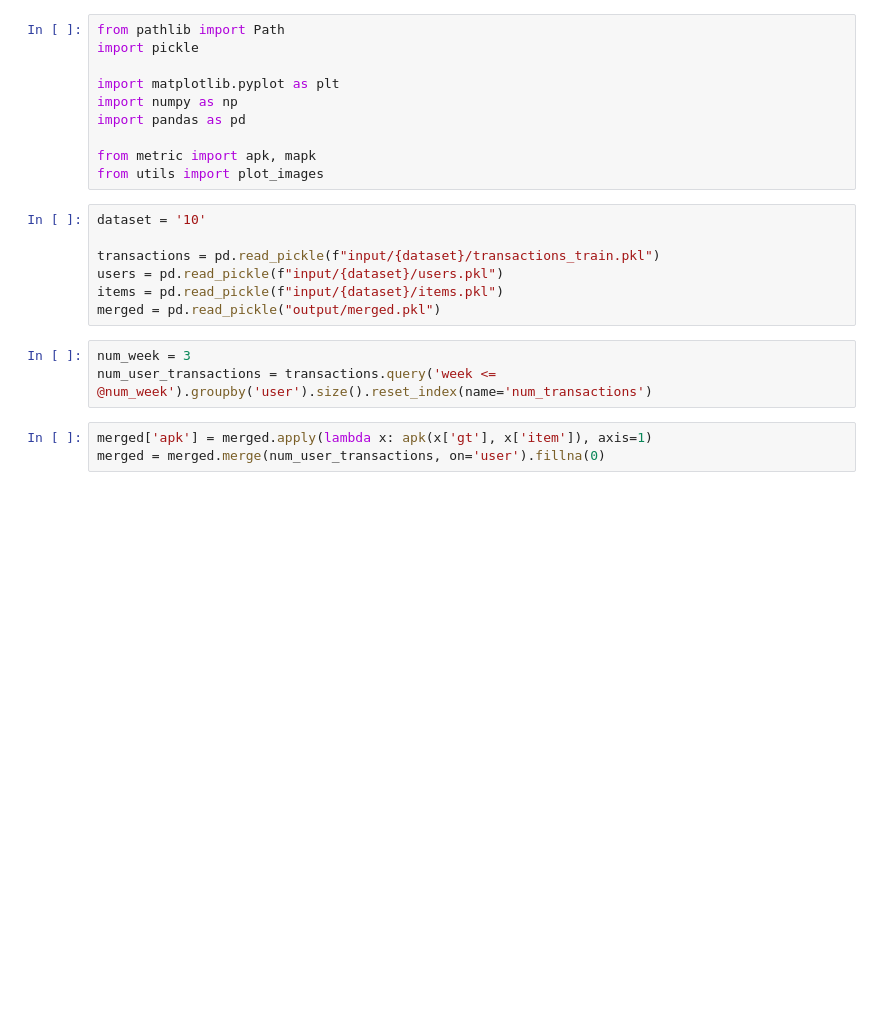
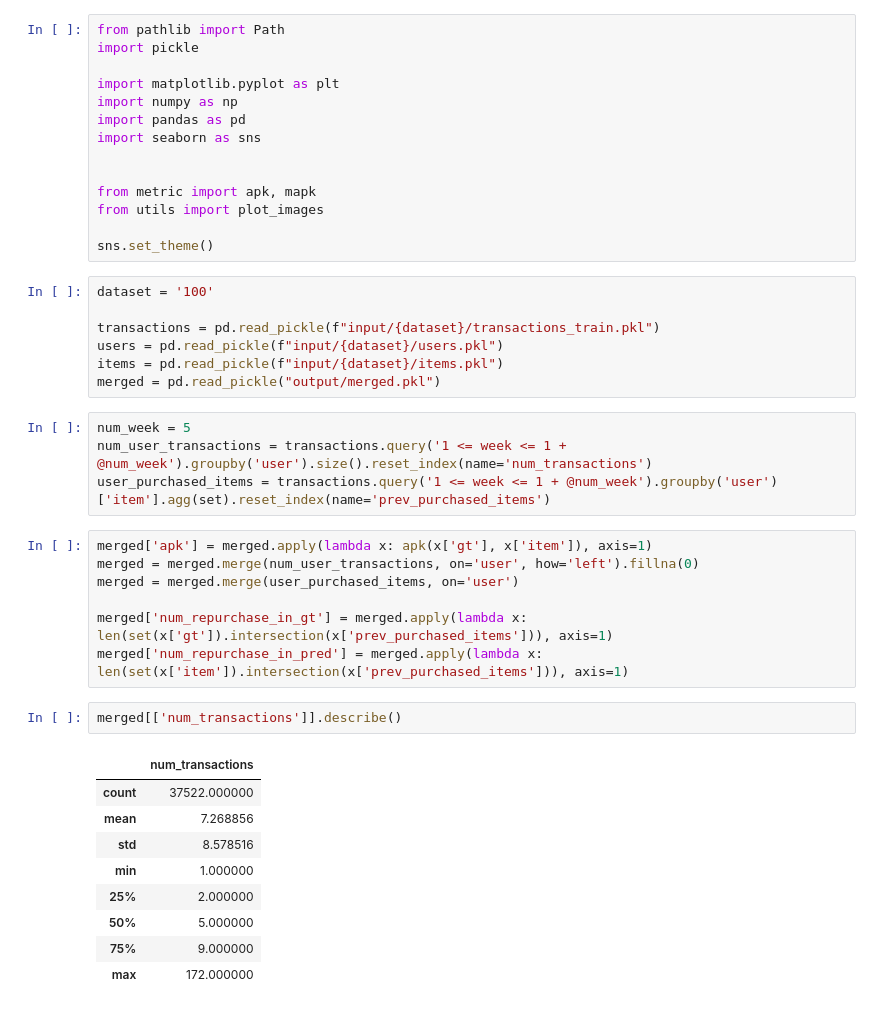
Before and after one commit to ryowk/kaggle-h-and-m-personalized-fashion-recommendations, a Jupyter notebook: valid_analysis.ipynb, the cells around one changed output. Cells and saved outputs as stored; diff of their text form; blank space fills up the shorter version.

```diff
--- a/valid_analysis.ipynb
+++ b/valid_analysis.ipynb
@@ -5,19 +5,40 @@ import pickle
 import matplotlib.pyplot as plt
 import numpy as np
 import pandas as pd
+import seaborn as sns
+
 
 from metric import apk, mapk
 from utils import plot_images
+
+sns.set_theme()
 # %%
-dataset = '10'
+dataset = '100'
 
 transactions = pd.read_pickle(f"input/{dataset}/transactions_train.pkl")
 users = pd.read_pickle(f"input/{dataset}/users.pkl")
 items = pd.read_pickle(f"input/{dataset}/items.pkl")
 merged = pd.read_pickle("output/merged.pkl")
 # %%
-num_week = 3
-num_user_transactions = transactions.query('week <= @num_week').groupby('user').size().reset_index(name='num_transactions')
+num_week = 5
+num_user_transactions = transactions.query('1 <= week <= 1 + @num_week').groupby('user').size().reset_index(name='num_transactions')
+user_purchased_items = transactions.query('1 <= week <= 1 + @num_week').groupby('user')['item'].agg(set).reset_index(name='prev_purchased_items')
 # %%
 merged['apk'] = merged.apply(lambda x: apk(x['gt'], x['item']), axis=1)
-merged = merged.merge(num_user_transactions, on='user').fillna(0)
+merged = merged.merge(num_user_transactions, on='user', how='left').fillna(0)
+merged = merged.merge(user_purchased_items, on='user')
+
+merged['num_repurchase_in_gt'] = merged.apply(lambda x: len(set(x['gt']).intersection(x['prev_purchased_items'])), axis=1)
+merged['num_repurchase_in_pred'] = merged.apply(lambda x: len(set(x['item']).intersection(x['prev_purchased_items'])), axis=1)
+# %%
+merged[['num_transactions']].describe()
+# %% [output]
+|  | num_transactions |
+| count | 37522.000000 |
+| mean | 7.268856 |
+| std | 8.578516 |
+| min | 1.000000 |
+| 25% | 2.000000 |
+| 50% | 5.000000 |
+| 75% | 9.000000 |
+| max | 172.000000 |
```
Also changed, not shown: parts of 3 cells of this notebook, 1 other file.
